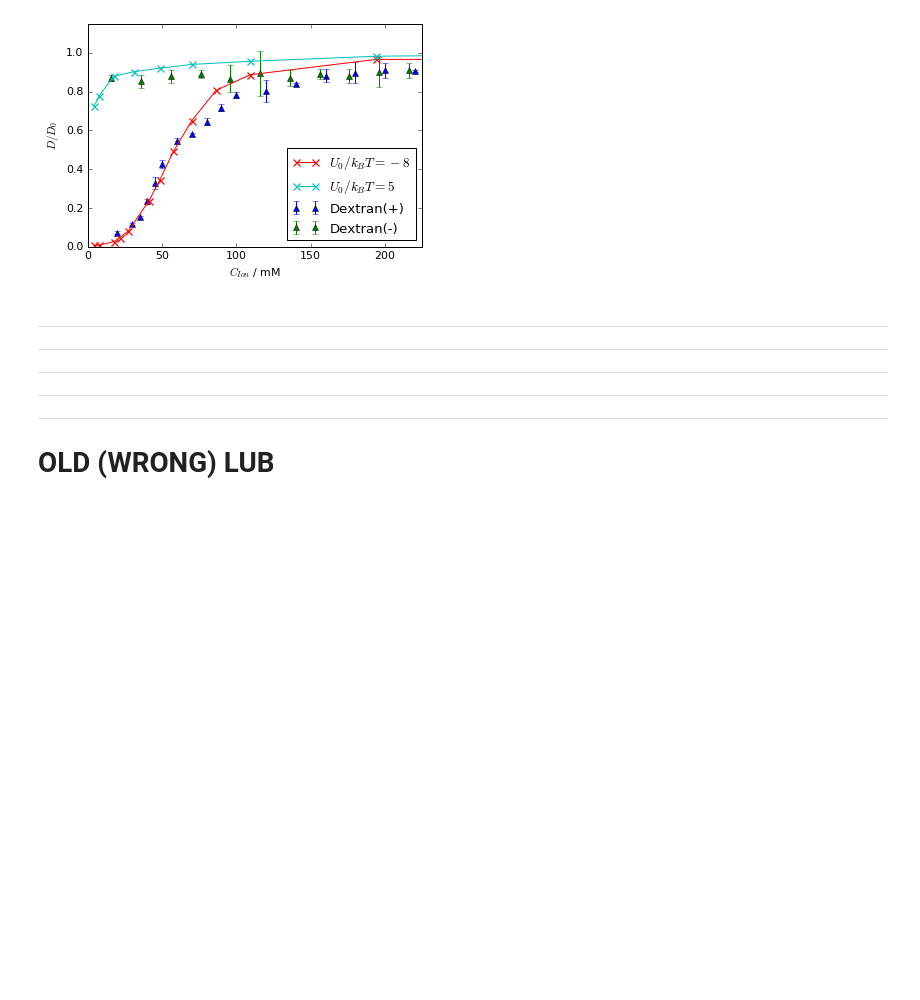
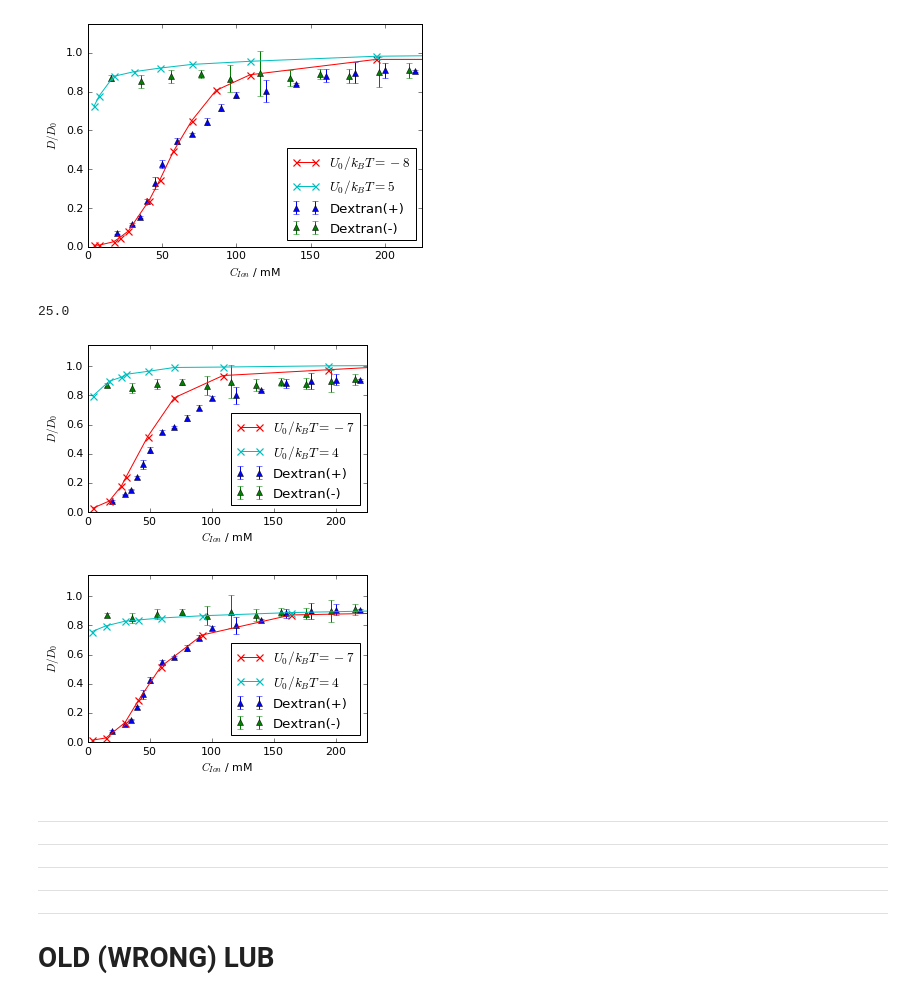
Before and after one commit to JohannHansing/iPythonNB, a Jupyter notebook: HIforBD/Jason Data.ipynb, the cells around one changed output. Drawn from its saved outputs; the diff is of its cells as text; code cells hidden in the pictures; blank space fills up the shorter version.

```diff
--- a/HIforBD/Jason Data.ipynb
+++ b/HIforBD/Jason Data.ipynb
@@ -240,11 +240,11 @@ def getCionData(a,uArr,dt,a_ex,aop=0.54,trigger=''):
         dataArr.append(np.array(sorted(data)))
     return dataArr, b_ex
 # %%
-def plotCionData(data,b_ex,uArr=[None],tofile=False,filename='tmp'):
+def plotCionData(data,b_ex,uArr=[None],tofile=False,filename='tmp',figsize=(6,4)):
     if uArr == [None]:
         uArr = len(data)*[None]
     pltPrintPar()
-    plt.figure(facecolor='white',figsize=(6,4))
+    plt.figure(facecolor='white',figsize=figsize)
     plt.errorbar(JasonCionAtt[:,0]+20,JasonCionAtt[:,1],fmt='^',yerr=JasonCionAtt[:,2],label="Dextran(+)")
     plt.errorbar(JasonCionRep[:,0]+16,JasonCionRep[:,1],fmt='^',yerr=JasonCionRep[:,2],label="Dextran(-)")
     for i,dat in enumerate(data):
@@ -338,6 +338,23 @@ bex=23
 plotCionData(adata,bex,us,tofile=True,filename='D_over_Cion_Jason_noHI')
 # %% [output]
 [figure]
+# %%
+us=['-7','4']
+adata, bex = getCionData(a=1,uArr=us,dt='DUMMY',a_ex=1,aop=1,trigger='NoHI')
+bex=23
+#print(adata)
+plotCionData(adata,bex,us,tofile=True,filename='DoCProjektskizzeNoHI',figsize=[5,3])
+
+a=0.32
+us=['-7','4']
+dt='0.0005'
+adata, bex = getCionData(a,us,dt,a_ex_Cion,aop=0.53,trigger='LJ025')
+print(bex)
+plotCionData(adata,bex,us,tofile=True,filename='DoCProjektskizzeWithHI',figsize=[5,3])
+# %% [output]
+25.0
+[figure, added]
+[figure, added]
 # %% [markdown]
 __________________________________
 __________________________________
```
Also changed, not shown: parts of 3 cells of this notebook, 7 other files.
